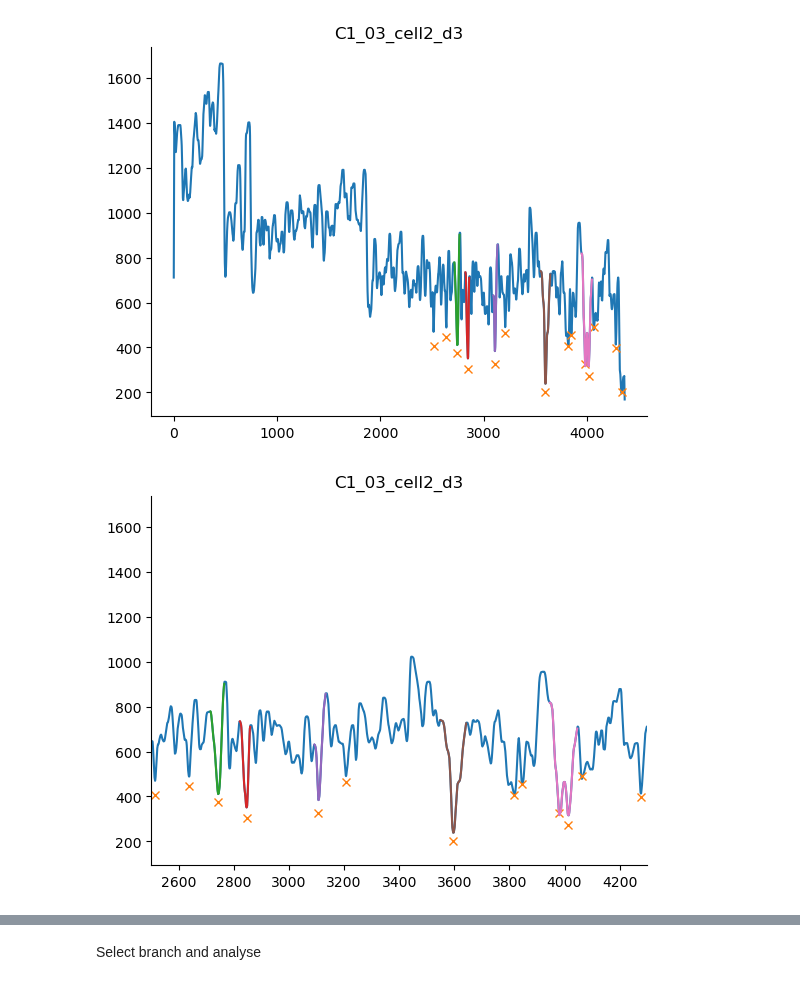
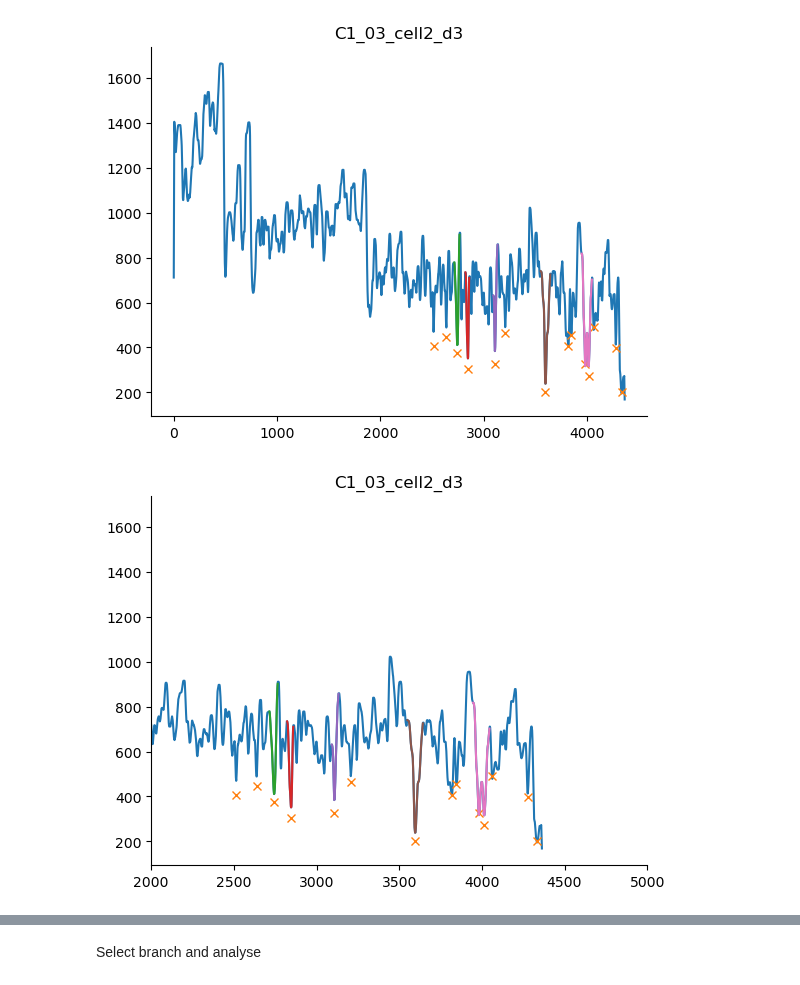
Before and after one commit to tonykelly00/DSC_morphology_pipeline, a Jupyter notebook: notebooks/ExM_analysis.ipynb, the cells around one changed output, grey strips where cells are left out. Saved outputs shown, nothing was run; the diff lists cells and outputs as text; code cells hidden in the pictures.

```diff
--- a/notebooks/ExM_analysis.ipynb
+++ b/notebooks/ExM_analysis.ipynb
@@ -39,11 +36,13 @@ The autoreload extension is already loaded. To reload it, use:
 from pathlib import Path
 DGdata={}
 
+DGdata['branch1'] = {'path':'D:/sciebo/ExM/2016_07_07/postExM/slice4_left/Branch1_new/tables/Local Diameter.csv'}
+DGdata['branch1']['file']= 'Local Diameter.csv'
+DGdata['branch1']['ex_factor'] = 4.1
+DGdata['branch1']['res'] = 1
+
+DGdata['C1_03_cell2_d3']={'path' : 'D:/sciebo/ExM/2020_06_08_round3/LSM/C1/Imaris files/tables/20210201_dg-t1_af488-03_decon-Resolution Level 1_8bit_480-2600_dend3 - Local Diameter.csv'}
 #DGdata['C1_03_cell2_d3']={'path' : '//172.26.65.13/messdaten/Tony/Bonn/Data/Distal_Dendrite/Morphology/ExM/2020_06_08_round3/LSM/ExM/C1/Imaris files/tables/20210201_dg-t1_af488-03_decon-Resolution Level 1_8bit_480-2600_dend3 - Local Diameter.csv'}
-#DGdata['C1_03_cell2_d3']={'path' : 'D:/sciebo/ExM/2020_06_08_round3/LSM/C1/Imaris files/tables/20210201_dg-t1_af488-03_decon-Resolution Level 1_8bit_480-2600_dend3 - Local Diameter.csv'}
-DGdata['C1_03_cell2_d3']={'path' : '//172.26.65.13/messdaten/Tony/Bonn/Data/Distal_Dendrite/Morphology/ExM/2020_06_08_round3/LSM/ExM/C1/Imaris files/tables/20210201 - Local Diameter.csv'}
-
-
 DGdata['C1_03_cell2_d3']['file']= '20210201_dg-t1_af488-03_decon-Resolution Level 1_8bit_480-2600_dend3 - Local Diameter.csv'
 DGdata['C1_03_cell2_d3']['ex_factor'] = 3.8
 DGdata['C1_03_cell2_d3']['res'] = 0.173
@@ -72,11 +72,11 @@ branch['DSCs'].append(DSC)
 update_DSCs(branch)
 update_compartments(branch)
 # %%
-fig, ax = plot_dsc(DGdata)
+fig, ax = plot_dsc(DGdata['C1_03_cell2_d3'],'C1_03_cell2_d3')
 # %% [output]
 [figure]
 # %%
-ax.set_xlim(2500, 4300)
+ax.set_xlim(2000, 5000)
 fig
 # %% [output]
-[figure, old version]
+[figure, new version]
```
Also changed, not shown: parts of 14 cells of this notebook, 5 other files.
